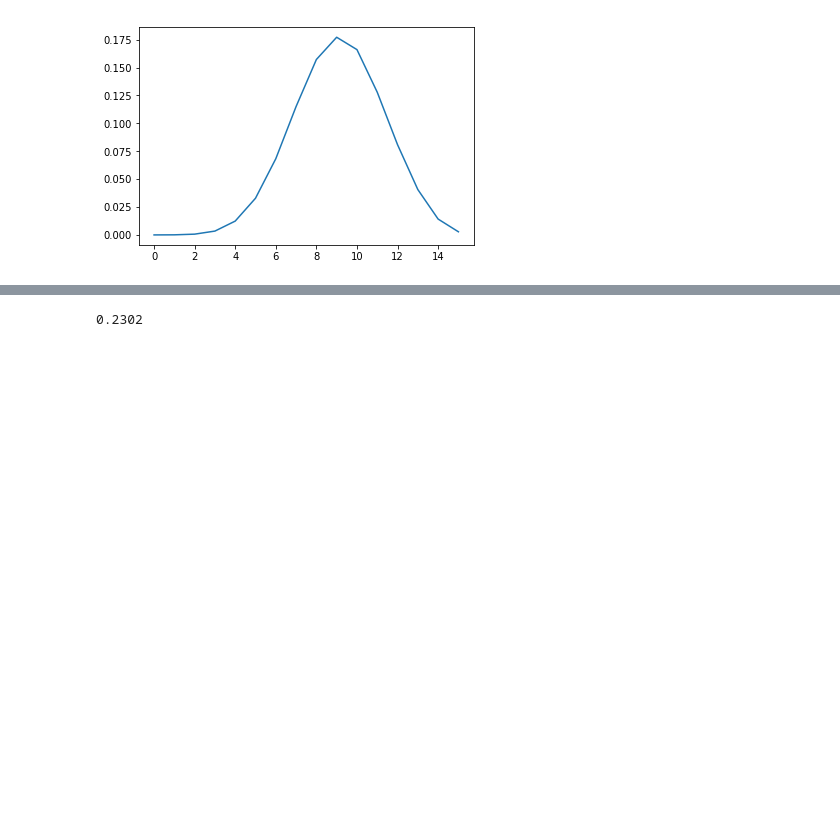
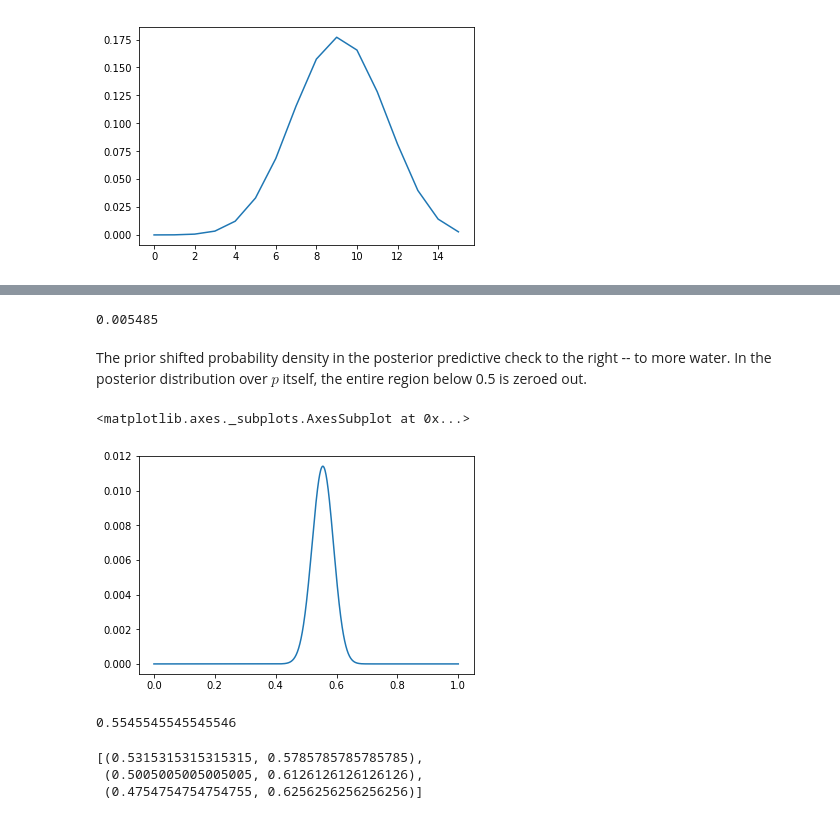
Before and after one commit to ralphrecto/rethinking, a Jupyter notebook: solutions/ch3.ipynb, the cells around one changed output, grey strips where cells are left out. Cells and saved outputs as stored; diff of their text form; code cells hidden in the pictures; blank space fills up the shorter version.

```diff
--- a/solutions/ch3.ipynb
+++ b/solutions/ch3.ipynb
@@ -268,4 +265,49 @@ pp_distr9.plot()
 # %%
-pp_distr9[6]
+pp_distr9[1]
 # %% [output]
-0.2302
+0.005485
+# %% [markdown]
+The prior shifted probability density in the posterior predictive check to the right -- to more water. In the posterior distribution over $p$ itself, the entire region below 0.5 is zeroed out.
+# %%
+# Hard problem intro
+birth1 = np.array([1,0,0,0,1,1,0,1,0,1,0,0,1,1,0,1,1,0,0,0,1,0,0,0,1,0, 0,0,0,1,1,1,0,1,0,1,1,1,0,1,0,1,1,0,1,0,0,1,1,0,1,0,0,0,0,0,0,0, 1,1,0,1,0,0,1,0,0,0,1,0,0,1,1,1,1,0,1,0,1,1,1,1,1,0,0,1,0,1,1,0,1,0,1,1,1,0,1,1,1,1])
+birth2 = np.array([0,1,0,1,0,1,1,1,0,0,1,1,1,1,1,0,0,1,1,1,0,0,1,1,1,0,
+1,1,1,0,1,1,1,0,1,0,0,1,1,1,1,0,0,1,0,1,1,1,1,1,1,1,1,1,1,1,1,1,
+1,1,1,0,1,1,0,1,1,0,1,1,1,0,0,0,0,0,0,1,0,0,0,1,1,0,0,1,0,0,1,1,
+0,0,0,1,1,1,0,0,0,0])
+# %%
+# 3H1
+def births_likelihood(births):
+    return lambda grid: stats.binom.pmf(sum(births), len(births), grid)
+
+births_grid = np.linspace(start=0, stop=1, num=1000)
+births_posterior = pd.Series(
+    data=ralphlib.grid_approx(
+        ralphlib.uniform_prior,
+        births_likelihood(np.concatenate((birth1, birth2))),
+        births_grid
+    ),
+    index=births_grid
+)
+births_posterior.plot()
+# %% [output]
+<matplotlib.axes._subplots.AxesSubplot at 0x...>
+[figure, added]
+# %%
+# maximum a posteriori estimate of p == probability of boy
+births_map = births_posterior.idxmax()
+births_map
+# %% [output]
+0.5545545545545546
+# %%
+# 3H2
+births_sample = ralphlib.sample(births_posterior, 10000)
+[
+    hdpi(births_sample, 0.5),
+    hdpi(births_sample, 0.89),
+    hdpi(births_sample, 0.97)
+]
+# %% [output]
+[(0.5315315315315315, 0.5785785785785785),
+ (0.5005005005005005, 0.6126126126126126),
+ (0.4754754754754755, 0.6256256256256256)]
```
Also changed, not shown: parts of 22 cells of this notebook, 1 other file.
